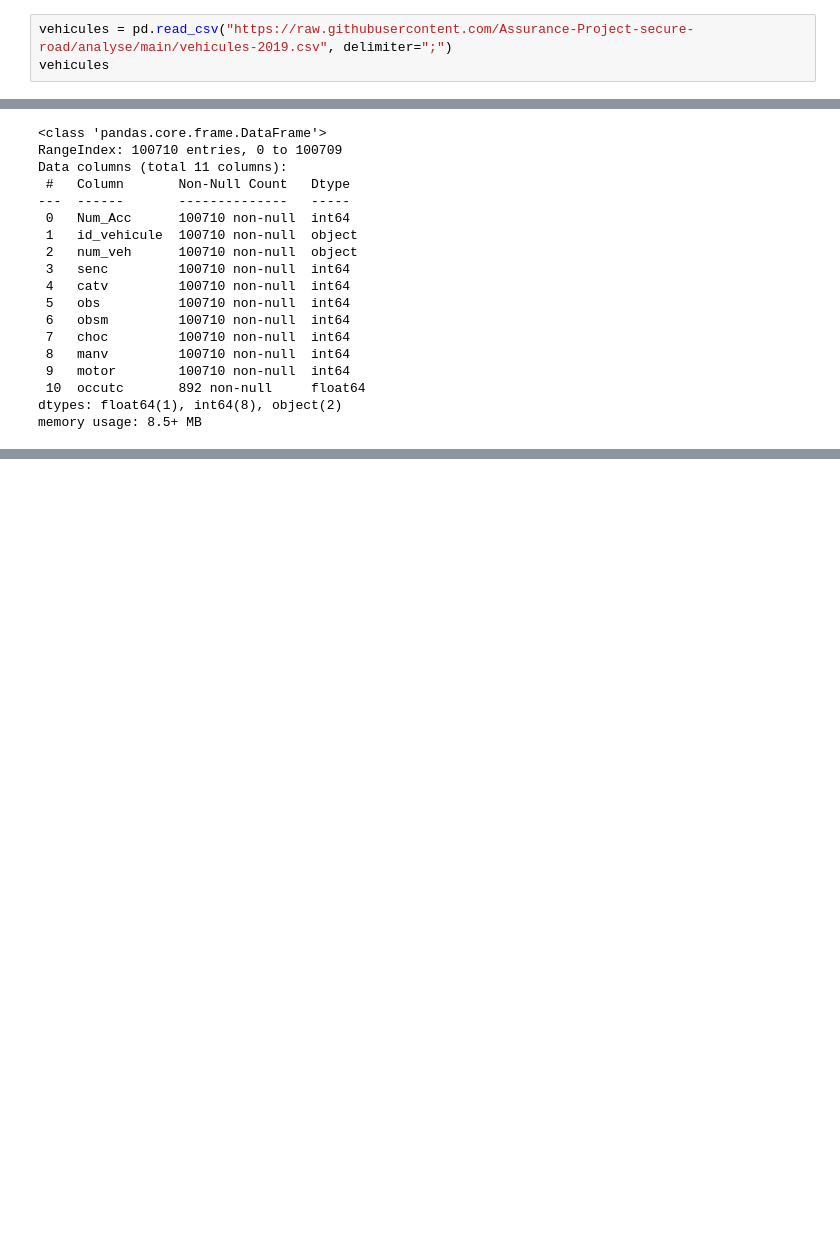
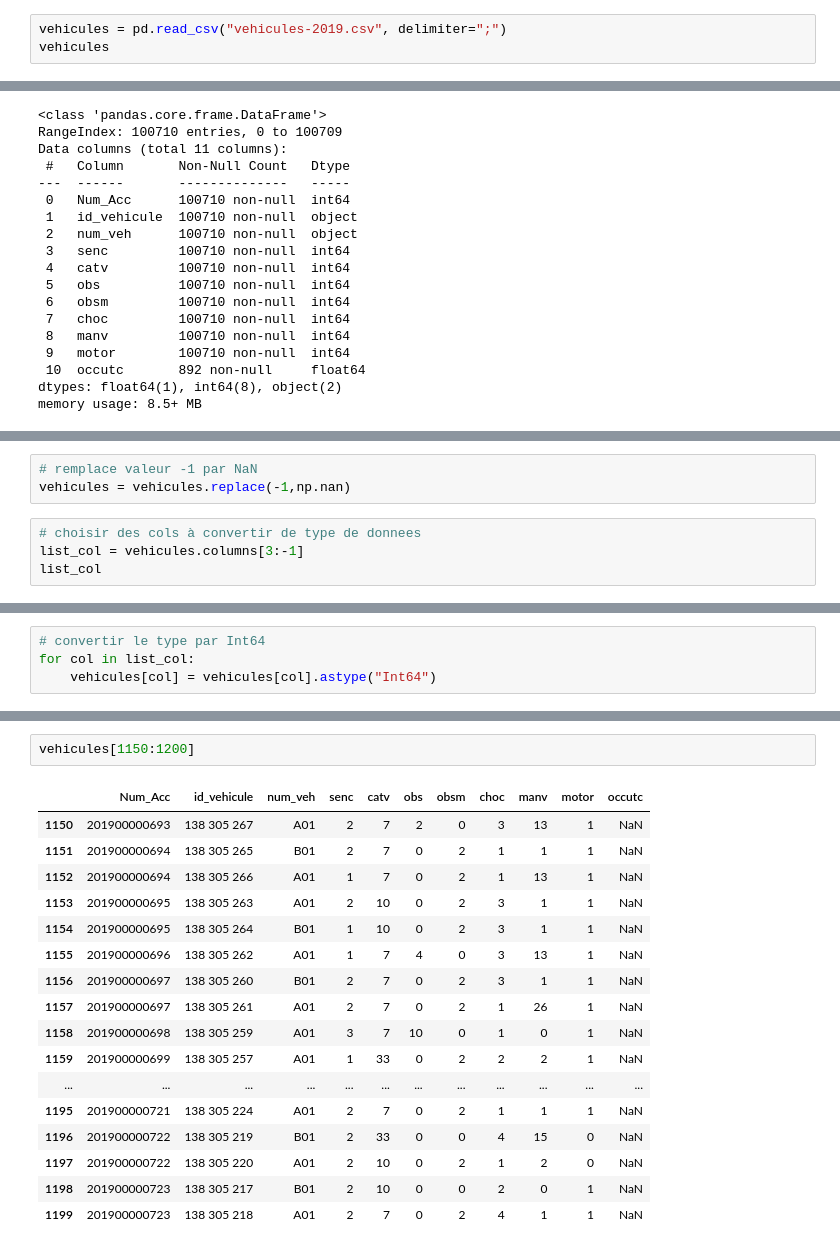
Before and after one commit to Assurance-Project-secure-road/analyse, a Jupyter notebook: Assurance.ipynb, the cells around one changed output, grey strips where cells are left out. Saved outputs shown, nothing was run; the diff lists cells and outputs as text; blank space fills up the shorter version.

Commit message:
analyse de donnees S/Vehicules

```diff
--- a/Assurance.ipynb
+++ b/Assurance.ipynb
@@ -27,5 +8,5 @@ carac
 # %%
-vehicules = pd.read_csv("https://raw.githubusercontent.com/Assurance-Project-secure-road/analyse/main/vehicules-2019.csv", delimiter=";")
+vehicules = pd.read_csv("vehicules-2019.csv", delimiter=";")
 vehicules
 # %% [output]
 |  | Num_Acc | id_vehicule | num_veh | senc | catv | obs | obsm | choc | manv | motor | occutc |
@@ -76,0 +61,7 @@ memory usage: 8.5+ MB
+# %%
+# remplace valeur -1 par NaN
+vehicules = vehicules.replace(-1,np.nan)
+# %%
+# choisir des cols à convertir de type de donnees
+list_col = vehicules.columns[3:-1]
+list_col
@@ -76,0 +70,4 @@ memory usage: 8.5+ MB
+# %%
+# convertir le type par Int64
+for col in list_col:
+    vehicules[col] = vehicules[col].astype("Int64")
@@ -97,0 +274,20 @@ Name: catv, dtype: int64
+# %%
+vehicules[1150:1200]
+# %% [output]
+|  | Num_Acc | id_vehicule | num_veh | senc | catv | obs | obsm | choc | manv | motor | occutc |
+| 1150 | 201900000693 | 138 305 267 | A01 | 2 | 7 | 2 | 0 | 3 | 13 | 1 | NaN |
+| 1151 | 201900000694 | 138 305 265 | B01 | 2 | 7 | 0 | 2 | 1 | 1 | 1 | NaN |
+| 1152 | 201900000694 | 138 305 266 | A01 | 1 | 7 | 0 | 2 | 1 | 13 | 1 | NaN |
+| 1153 | 201900000695 | 138 305 263 | A01 | 2 | 10 | 0 | 2 | 3 | 1 | 1 | NaN |
+| 1154 | 201900000695 | 138 305 264 | B01 | 1 | 10 | 0 | 2 | 3 | 1 | 1 | NaN |
+| 1155 | 201900000696 | 138 305 262 | A01 | 1 | 7 | 4 | 0 | 3 | 13 | 1 | NaN |
+| 1156 | 201900000697 | 138 305 260 | B01 | 2 | 7 | 0 | 2 | 3 | 1 | 1 | NaN |
+| 1157 | 201900000697 | 138 305 261 | A01 | 2 | 7 | 0 | 2 | 1 | 26 | 1 | NaN |
+| 1158 | 201900000698 | 138 305 259 | A01 | 3 | 7 | 10 | 0 | 1 | 0 | 1 | NaN |
+| 1159 | 201900000699 | 138 305 257 | A01 | 1 | 33 | 0 | 2 | 2 | 2 | 1 | NaN |
+| ... | ... | ... | ... | ... | ... | ... | ... | ... | ... | ... | ... |
+| 1195 | 201900000721 | 138 305 224 | A01 | 2 | 7 | 0 | 2 | 1 | 1 | 1 | NaN |
+| 1196 | 201900000722 | 138 305 219 | B01 | 2 | 33 | 0 | 0 | 4 | 15 | 0 | NaN |
+| 1197 | 201900000722 | 138 305 220 | A01 | 2 | 10 | 0 | 2 | 1 | 2 | 0 | NaN |
+| 1198 | 201900000723 | 138 305 217 | B01 | 2 | 10 | 0 | 0 | 2 | 0 | 1 | NaN |
+| 1199 | 201900000723 | 138 305 218 | A01 | 2 | 7 | 0 | 2 | 4 | 1 | 1 | NaN |
```
Also changed, not shown: parts of 23 cells of this notebook.
